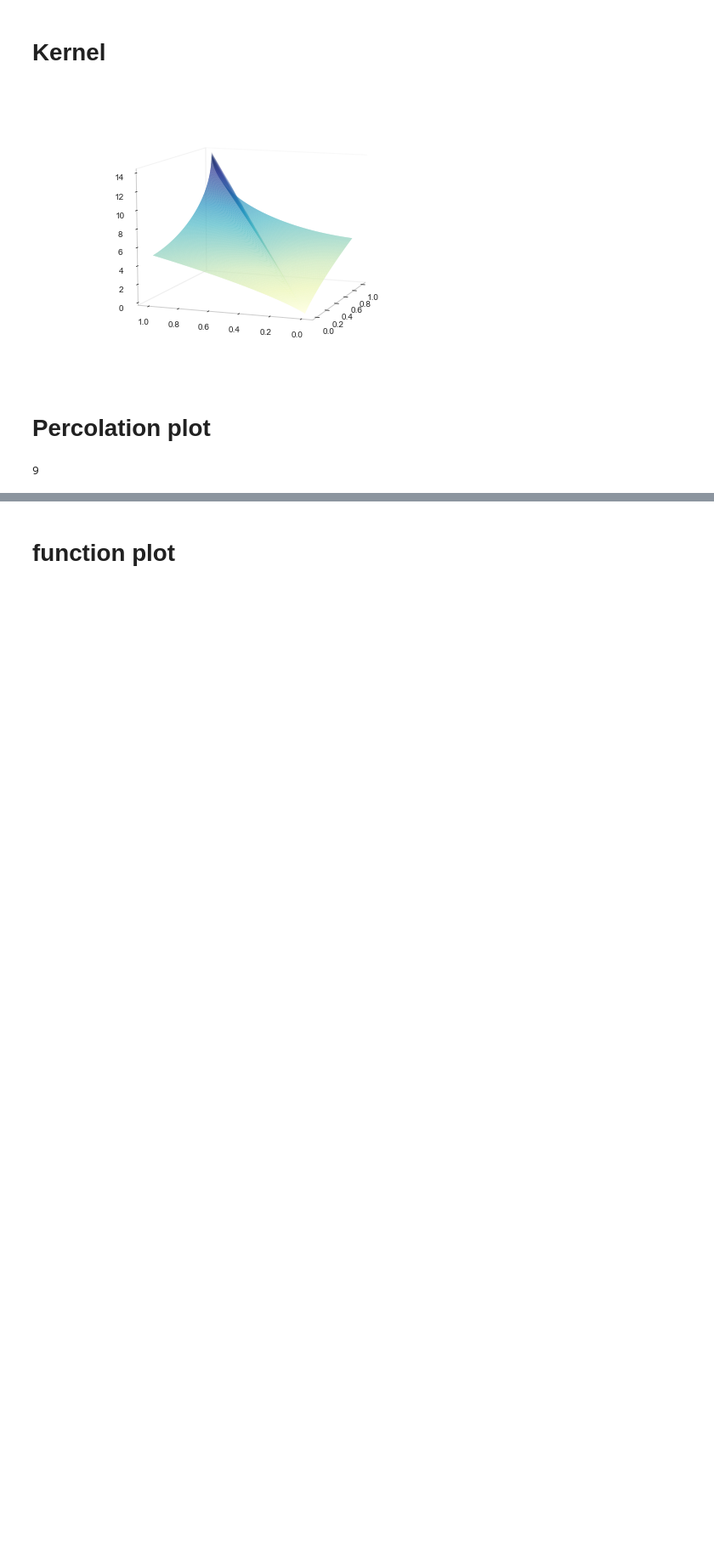
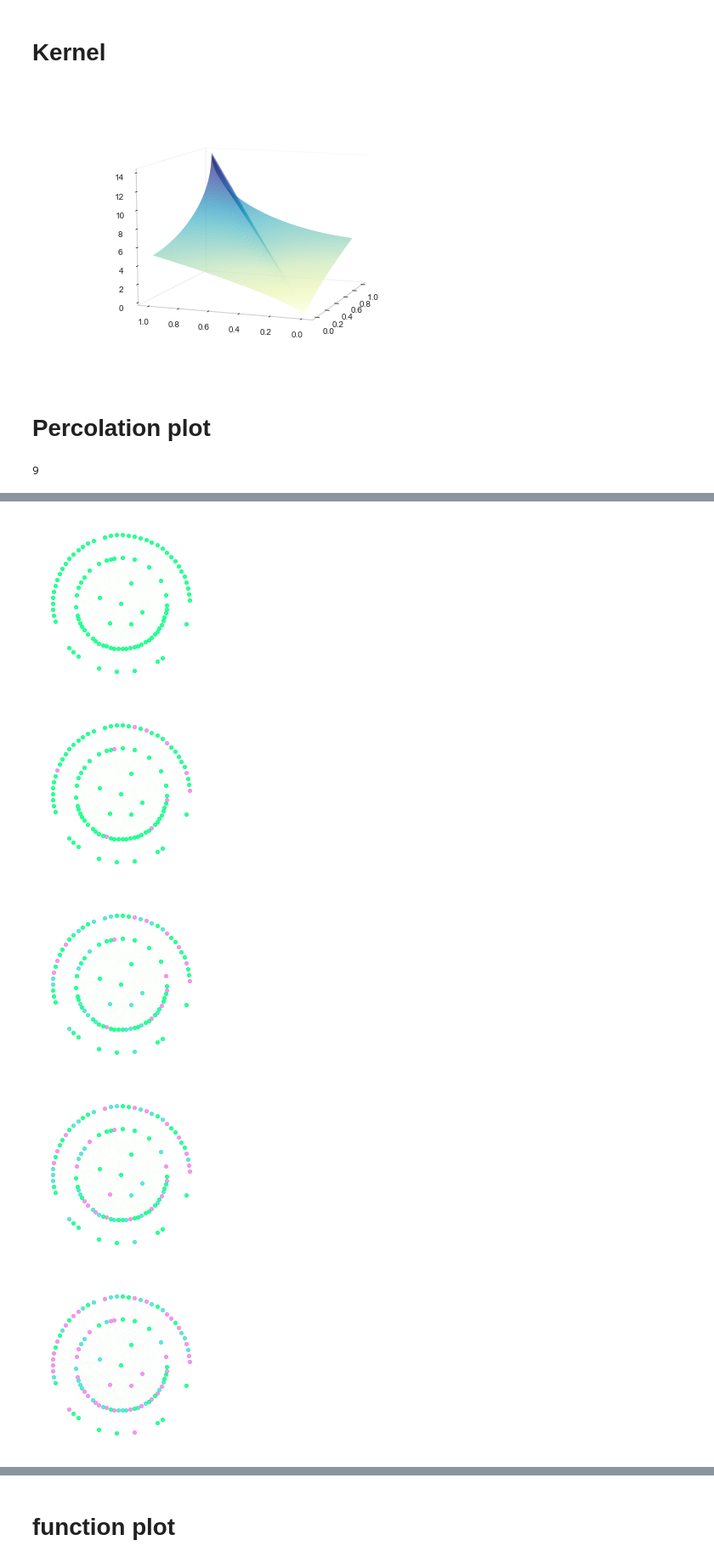
Before and after one commit to jmlinx/BPRG, a Jupyter notebook: notebook/2_plotting.ipynb, the cells around one changed output, grey strips where cells are left out. Shown: that part at 85% size. Cells and saved outputs as stored; diff of their text form; code cells hidden in the pictures; blank space fills up the shorter version.

```diff
--- a/notebook/2_plotting.ipynb
+++ b/notebook/2_plotting.ipynb
@@ -77,3 +75,12 @@ pplots = pv.get_percolation_plots(figsize=(3,3), node_size=17)
 # %%
+pplots = pv.get_percolation_plots(figsize=(3,3),
+                                  node_options=NODE_OPTIONS,
+                                  edge_options=EDGE_OPTIONS)
 for i, p in enumerate(pplots):
-    p.savefig('../fig/percolation_%s.pdf'%i, format='pdf', transparent=True)
+    p.savefig('../fig/perc_%s.pdf'%i, format='pdf', transparent=True)
+# %% [output]
+[figure, added]
+[figure, added]
+[figure, added]
+[figure, added]
+[figure, added]
```
Also changed, not shown: parts of 13 cells of this notebook, 1 other file.
